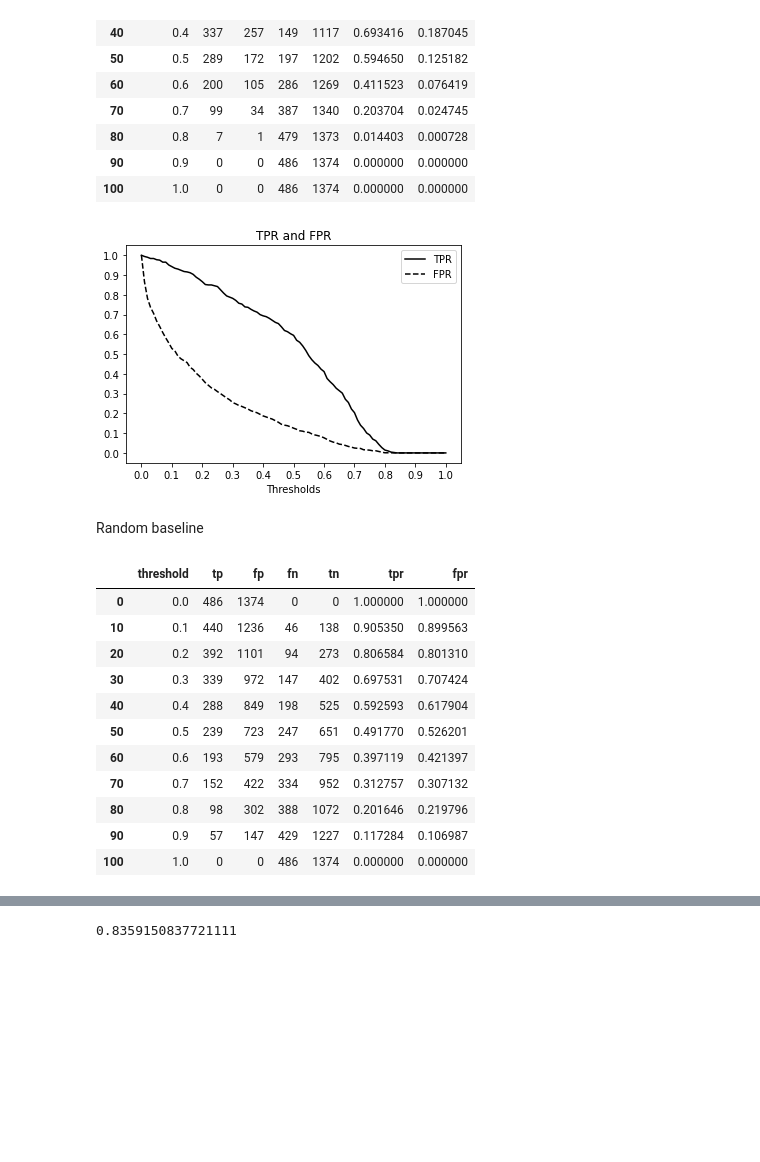
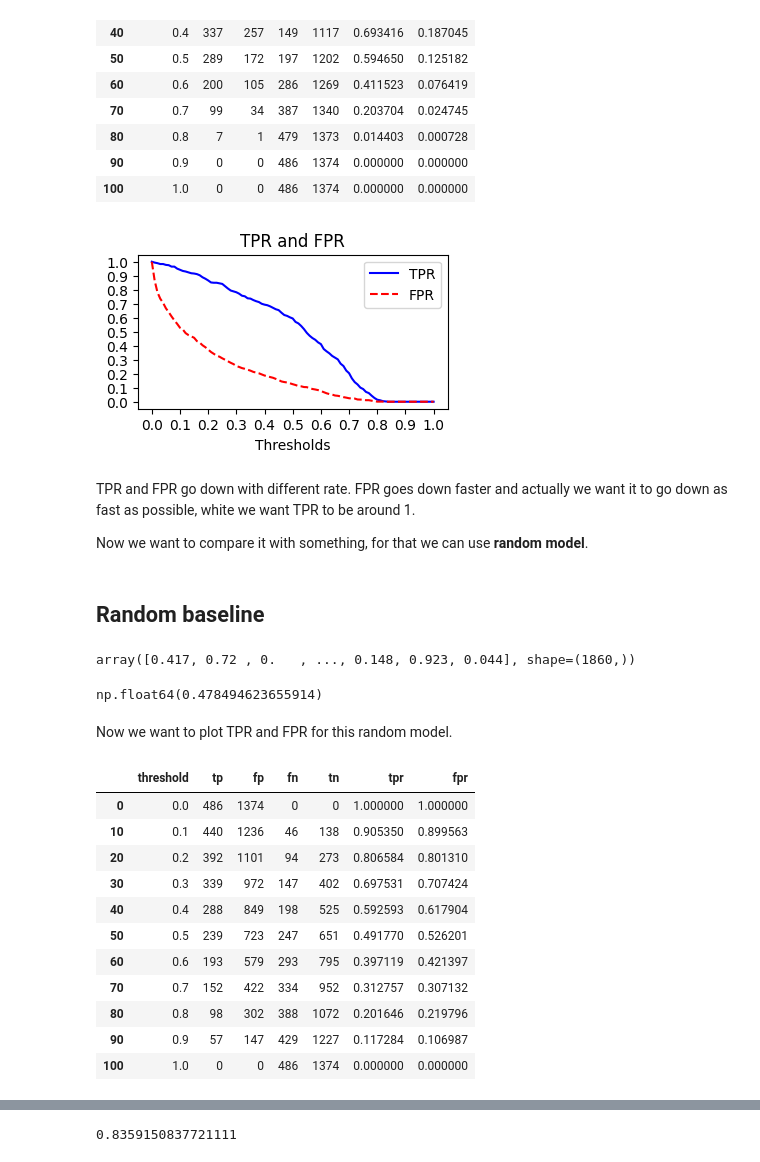
Before and after one commit to ekhlebus/ml-zoomcamp, a Jupyter notebook: 03-classification_churn_prediction/04-metrics.ipynb, the cells around one changed output, grey strips where cells are left out. Cells and saved outputs as stored; diff of their text form; code cells hidden in the pictures; blank space fills up the shorter version.

Commit message:
ROC curve updated

```diff
--- a/03-classification_churn_prediction/04-metrics.ipynb
+++ b/03-classification_churn_prediction/04-metrics.ipynb
@@ -331,25 +345,44 @@ df_scores[::10]
 | 90 | 0.9 | 0 | 0 | 486 | 1374 | 0.000000 | 0.000000 |
 | 100 | 1.0 | 0 | 0 | 486 | 1374 | 0.000000 | 0.000000 |
 # %%
-plt.figure(figsize=(6, 4))
+# Now we can plot TPR and FPR
+plt.figure(figsize=(4, 2))
 
-plt.plot(df_scores.threshold, df_scores.tpr, color='black', linestyle='solid', label='TPR')
-plt.plot(df_scores.threshold, df_scores.fpr, color='black', linestyle='dashed', label='FPR')
+plt.plot(df_scores.threshold, df_scores.tpr, color='blue', linestyle='solid', label='TPR')
+plt.plot(df_scores.threshold, df_scores.fpr, color='red', linestyle='dashed', label='FPR')
 plt.legend()
 
 plt.xticks(np.linspace(0, 1, 11))
 plt.yticks(np.linspace(0, 1, 11))
 
 plt.xlabel('Thresholds')
 plt.title('TPR and FPR')
 
 # plt.savefig('04_fpr_tpr_plot.svg')
 
 plt.show()
 # %% [output]
-[figure, old version]
+[figure, new version]
-# %% [markdown]
-Random baseline
+# %% [markdown]
+TPR and FPR go down with different rate. FPR goes down faster and actually we want it to go down as fast as possible, white we want TPR to be around 1.
+
+Now we want to compare it with something, for that we can use **random model**.
+# %% [markdown]
+## Random baseline
+# %%
+# Let's assign every customer a random score between 0 and 1
+np.random.seed(1)
+y_rand = np.random.uniform(0, 1, size=len(y_val))
+y_rand.round(3)
+# %% [output]
+array([0.417, 0.72 , 0.   , ..., 0.148, 0.923, 0.044], shape=(1860,))
+# %%
+# Accuracy of random model sould be quite low
+((y_rand >= 0.5) == y_val).mean()
+# %% [output]
+np.float64(0.478494623655914)
+# %% [markdown]
+Now we want to plot TPR and FPR for this random model.
 # %%
 def tpr_fpr_dataframe(y_val, y_pred):
     scores = []
@@ -371,22 +404,21 @@ def tpr_fpr_dataframe(y_val, y_pred):
     df_scores['fpr'] = df_scores.fp / (df_scores.fp + df_scores.tn)
 
     return df_scores
-# %%
-np.random.seed(1)
-y_rand = np.random.uniform(0, 1, size=len(y_val))
-df_rand = tpr_fpr_dataframe(y_val, y_rand)
-df_rand[::10]
-# %% [output]
-|  | threshold | tp | fp | fn | tn | tpr | fpr |
-| 0 | 0.0 | 486 | 1374 | 0 | 0 | 1.000000 | 1.000000 |
-| 10 | 0.1 | 440 | 1236 | 46 | 138 | 0.905350 | 0.899563 |
-| 20 | 0.2 | 392 | 1101 | 94 | 273 | 0.806584 | 0.801310 |
-| 30 | 0.3 | 339 | 972 | 147 | 402 | 0.697531 | 0.707424 |
-| 40 | 0.4 | 288 | 849 | 198 | 525 | 0.592593 | 0.617904 |
-| 50 | 0.5 | 239 | 723 | 247 | 651 | 0.491770 | 0.526201 |
-| 60 | 0.6 | 193 | 579 | 293 | 795 | 0.397119 | 0.421397 |
-| 70 | 0.7 | 152 | 422 | 334 | 952 | 0.312757 | 0.307132 |
-| 80 | 0.8 | 98 | 302 | 388 | 1072 | 0.201646 | 0.219796 |
-| 90 | 0.9 | 57 | 147 | 429 | 1227 | 0.117284 | 0.106987 |
-| 100 | 1.0 | 0 | 0 | 486 | 1374 | 0.000000 | 0.000000 |
+# %%
+# Using tpr_fpr_dataframe for getting dataframe with random predictions
+df_rand = tpr_fpr_dataframe(y_val, y_rand)
+df_rand[::10]
+# %% [output]
+|  | threshold | tp | fp | fn | tn | tpr | fpr |
+| 0 | 0.0 | 486 | 1374 | 0 | 0 | 1.000000 | 1.000000 |
+| 10 | 0.1 | 440 | 1236 | 46 | 138 | 0.905350 | 0.899563 |
+| 20 | 0.2 | 392 | 1101 | 94 | 273 | 0.806584 | 0.801310 |
+| 30 | 0.3 | 339 | 972 | 147 | 402 | 0.697531 | 0.707424 |
+| 40 | 0.4 | 288 | 849 | 198 | 525 | 0.592593 | 0.617904 |
+| 50 | 0.5 | 239 | 723 | 247 | 651 | 0.491770 | 0.526201 |
+| 60 | 0.6 | 193 | 579 | 293 | 795 | 0.397119 | 0.421397 |
+| 70 | 0.7 | 152 | 422 | 334 | 952 | 0.312757 | 0.307132 |
+| 80 | 0.8 | 98 | 302 | 388 | 1072 | 0.201646 | 0.219796 |
+| 90 | 0.9 | 57 | 147 | 429 | 1227 | 0.117284 | 0.106987 |
+| 100 | 1.0 | 0 | 0 | 486 | 1374 | 0.000000 | 0.000000 |
 # %%
```
Also changed, not shown: parts of 31 cells of this notebook.
